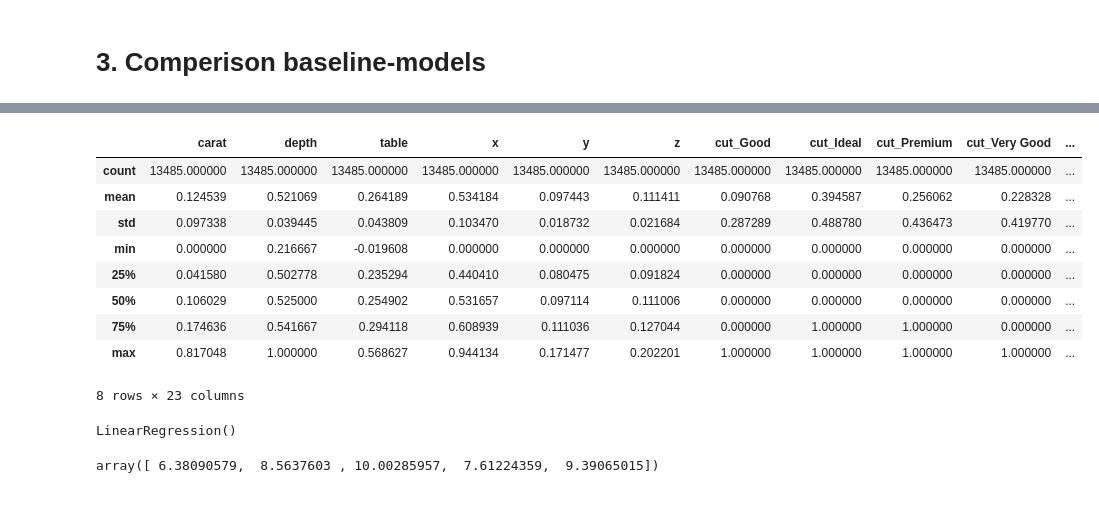
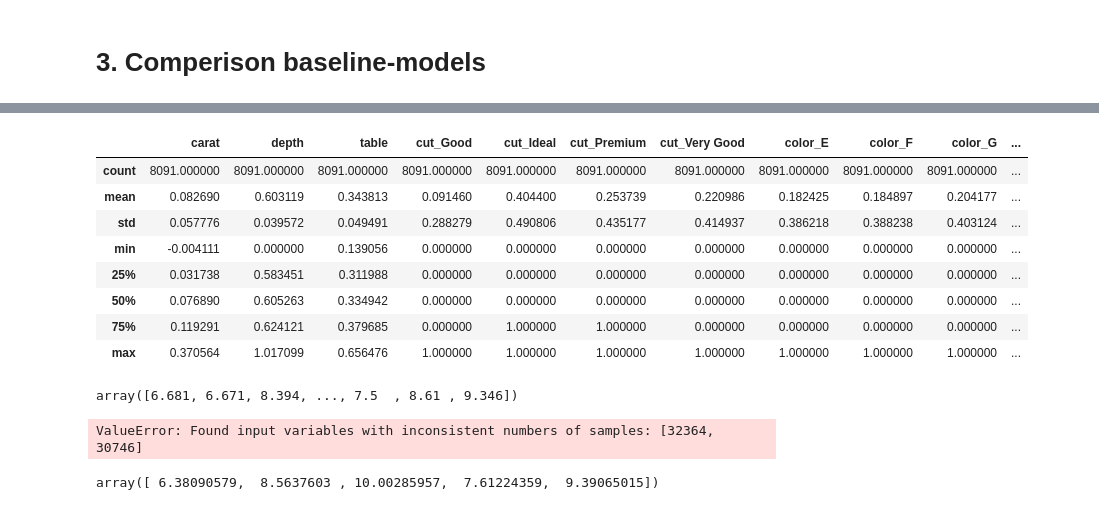
Before and after one commit to Lsdbot/Diamond, a Jupyter notebook: Data_preprocessing.ipynb, the cells around one changed output, grey strips where cells are left out. Saved outputs shown, nothing was run; the diff lists cells and outputs as text; code cells hidden in the pictures.

```diff
--- a/Data_preprocessing.ipynb
+++ b/Data_preprocessing.ipynb
@@ -179,0 +189,3 @@ qqplot_price = sm.qqplot(
+# %%
+x_train, y_train = train_data.drop(columns=("price")), train_data["price"]
+x_train[:5]
@@ -179,0 +200,6 @@ qqplot_price = sm.qqplot(
+# %%
+min_max_Scaler = MinMaxScaler()
+
+x_train_s = min_max_Scaler.fit_transform(x_train)
+x_train_s = pd.DataFrame(x_train_s, columns=x_train.columns)
+x_train_s.set_index(keys=x_train.index, inplace=True)
@@ -315,0 +303,5 @@ X_test[:5]
+# %%
+x_test = pd.get_dummies(x_test, drop_first=True)
+
+x_test.drop(columns=["x", "y", "z"], inplace=True)
+x_test.describe()
@@ -316,15 +318,19 @@ X_test[:5]
+# %%
+x_test["carat"] = np.log(x_test["carat"] + 1)
+x_test["depth"] = np.log(x_test["depth"] + 1)
+x_test["table"] = np.log(x_test["table"] + 1)
 # %%
-X_test_scaled = min_max_Scaler.transform(X_test)
-X_test_scaled = pd.DataFrame(X_test_scaled, columns=X_test.columns)
-X_test_scaled.describe()
+x_test_s = min_max_Scaler.transform(x_test)
+
+x_test_s = pd.DataFrame(x_test_s, index=x_test.index, columns=x_test.columns)
+x_test_s.describe()
 # %% [output]
-|  | carat | depth | table | x | y | z | cut_Good | cut_Ideal | cut_Premium | cut_Very Good | ... |
-| count | 13485.000000 | 13485.000000 | 13485.000000 | 13485.000000 | 13485.000000 | 13485.000000 | 13485.000000 | 13485.000000 | 13485.000000 | 13485.000000 | ... |
-| mean | 0.124539 | 0.521069 | 0.264189 | 0.534184 | 0.097443 | 0.111411 | 0.090768 | 0.394587 | 0.256062 | 0.228328 | ... |
-| std | 0.097338 | 0.039445 | 0.043809 | 0.103470 | 0.018732 | 0.021684 | 0.287289 | 0.488780 | 0.436473 | 0.419770 | ... |
-| min | 0.000000 | 0.216667 | -0.019608 | 0.000000 | 0.000000 | 0.000000 | 0.000000 | 0.000000 | 0.000000 | 0.000000 | ... |
-| 25% | 0.041580 | 0.502778 | 0.235294 | 0.440410 | 0.080475 | 0.091824 | 0.000000 | 0.000000 | 0.000000 | 0.000000 | ... |
-| 50% | 0.106029 | 0.525000 | 0.254902 | 0.531657 | 0.097114 | 0.111006 | 0.000000 | 0.000000 | 0.000000 | 0.000000 | ... |
-| 75% | 0.174636 | 0.541667 | 0.294118 | 0.608939 | 0.111036 | 0.127044 | 0.000000 | 1.000000 | 1.000000 | 0.000000 | ... |
-| max | 0.817048 | 1.000000 | 0.568627 | 0.944134 | 0.171477 | 0.202201 | 1.000000 | 1.000000 | 1.000000 | 1.000000 | ... |
+|  | carat | depth | table | cut_Good | cut_Ideal | cut_Premium | cut_Very Good | color_E | color_F | color_G | ... |
+| count | 8091.000000 | 8091.000000 | 8091.000000 | 8091.000000 | 8091.000000 | 8091.000000 | 8091.000000 | 8091.000000 | 8091.000000 | 8091.000000 | ... |
+| mean | 0.082690 | 0.603119 | 0.343813 | 0.091460 | 0.404400 | 0.253739 | 0.220986 | 0.182425 | 0.184897 | 0.204177 | ... |
+| std | 0.057776 | 0.039572 | 0.049491 | 0.288279 | 0.490806 | 0.435177 | 0.414937 | 0.386218 | 0.388238 | 0.403124 | ... |
+| min | -0.004111 | 0.000000 | 0.139056 | 0.000000 | 0.000000 | 0.000000 | 0.000000 | 0.000000 | 0.000000 | 0.000000 | ... |
+| 25% | 0.031738 | 0.583451 | 0.311988 | 0.000000 | 0.000000 | 0.000000 | 0.000000 | 0.000000 | 0.000000 | 0.000000 | ... |
+| 50% | 0.076890 | 0.605263 | 0.334942 | 0.000000 | 0.000000 | 0.000000 | 0.000000 | 0.000000 | 0.000000 | 0.000000 | ... |
+| 75% | 0.119291 | 0.624121 | 0.379685 | 0.000000 | 1.000000 | 1.000000 | 0.000000 | 0.000000 | 0.000000 | 0.000000 | ... |
+| max | 0.370564 | 1.017099 | 0.656476 | 1.000000 | 1.000000 | 1.000000 | 1.000000 | 1.000000 | 1.000000 | 1.000000 | ... |
-8 rows × 23 columns
@@ -333,6 +337,10 @@ X_test_scaled = X_test_scaled.drop(columns=['x', 'y', 'z'])
+# %%
+y_train.values
+# %% [output]
+array([6.681, 6.671, 8.394, ..., 7.5  , 8.61 , 9.346])
 # %%
 regression = LinearRegression()
-regression.fit(X_train.values, Y_train.values)
+regression.fit(x_train, y_train.values)
 # %% [output]
-LinearRegression()
+ValueError: Found input variables with inconsistent numbers of samples: [32364, 30746]
 # %%
```
Also changed, not shown: parts of 62 cells of this notebook.
